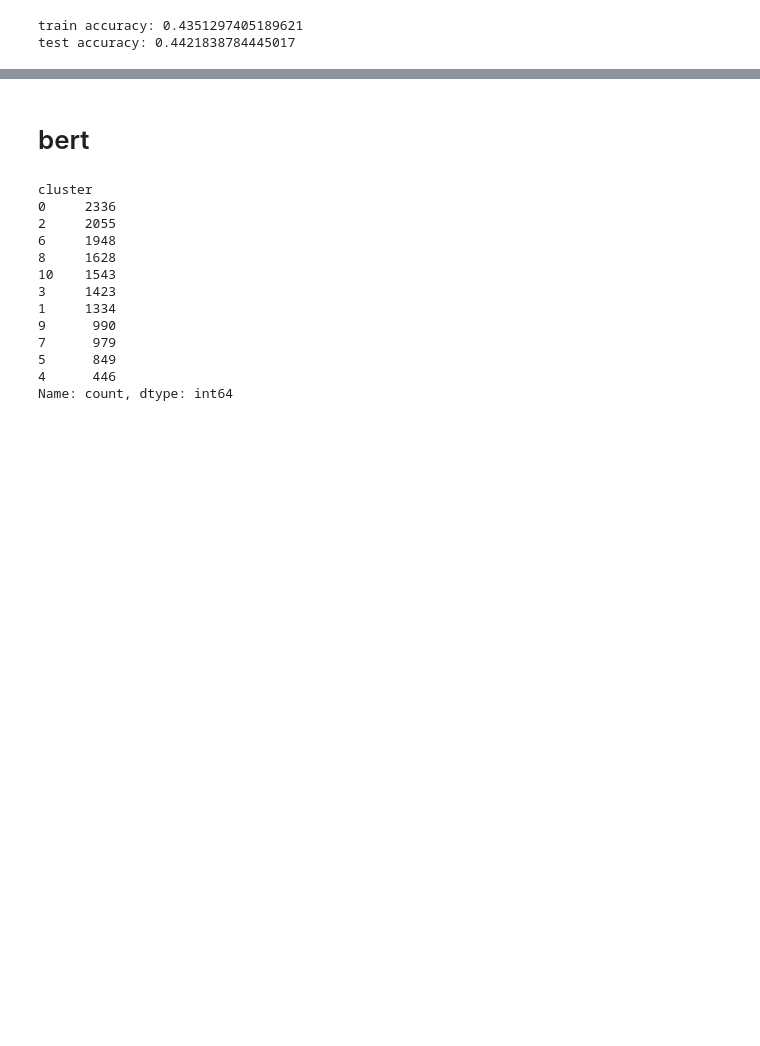
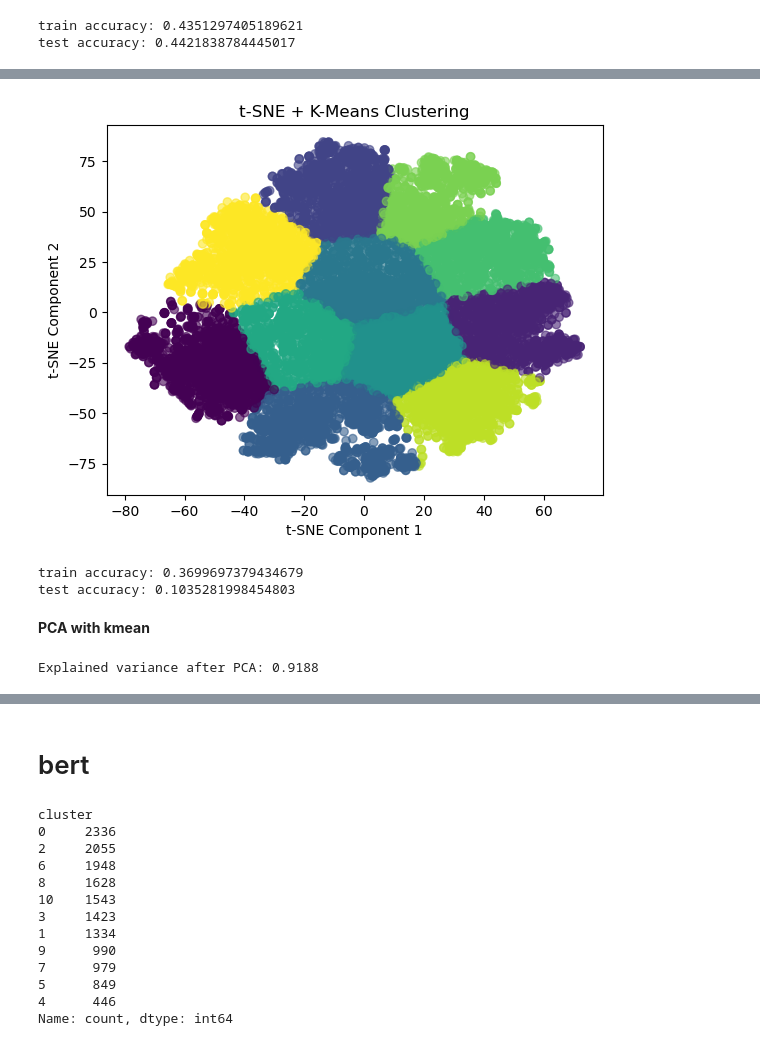
Before and after one commit to YuedanHuo/Capstone_team24, a Jupyter notebook: bert.ipynb, the cells around one changed output, grey strips where cells are left out. Drawn from its saved outputs; the diff is of its cells as text; code cells hidden in the pictures; blank space fills up the shorter version.

```diff
--- a/bert.ipynb
+++ b/bert.ipynb
@@ -154,0 +161,8 @@ test accuracy: 0.4421838784445017
+# %%
+from sklearn.mixture import GaussianMixture
+
+gmm = GaussianMixture(n_components=11, random_state=42)
+df_train_label["sbert_cluster"] = gmm.fit_predict(X_train_sbert)
+
+# Check cluster distribution
+print(df_train_label["sbert_cluster"].value_counts())
@@ -154,0 +227,9 @@ test accuracy: 0.4421838784445017
+# %%
+from sklearn.cluster import AgglomerativeClustering
+
+
+# Run Agglomerative Clustering
+agglo = AgglomerativeClustering(n_clusters=11)
+df_train_label["sbert_cluster"] = agglo.fit_predict(X_train_sbert)
+
+print(df_train_label["sbert_cluster"].value_counts())  # Check cluster distribution
@@ -154,0 +289,16 @@ test accuracy: 0.4421838784445017
+# %%
+from sklearn.cluster import KMeans
+
+num_clusters = 11
+kmeans_tsne = KMeans(n_clusters=num_clusters, random_state=42, n_init=10)
+
+df_train_label["cluster"] = kmeans_tsne.fit_predict(X_sbert_tsne)
+
+# Scatter plot with clusters
+plt.scatter(X_sbert_tsne[:, 0], X_sbert_tsne[:, 1], c=df_train_label["cluster"], cmap="viridis", alpha=0.6)
+plt.xlabel("t-SNE Component 1")
+plt.ylabel("t-SNE Component 2")
+plt.title("t-SNE + K-Means Clustering")
+plt.show()
+# %% [output]
+[figure, added]
@@ -154,0 +310,20 @@ test accuracy: 0.4421838784445017
+# %%
+train_accuracy = np.sum(df_train_label['matched_topic_id'] == df_train_label['topic_id'])/len(df_train_label)
+test_accuracy = np.sum(df_test_label['matched_topic_id'] == df_test_label['topic_id'])/len(df_test_label)
+print('train accuracy:', train_accuracy)
+print('test accuracy:', test_accuracy)
+# %% [output]
+train accuracy: 0.3699697379434679
+test accuracy: 0.1035281998454803
+# %% [markdown]
+**PCA with kmean**
+# %%
+from sklearn.decomposition import PCA
+
+# Reduce SBERT embeddings from 384D to 50D using PCA
+pca = PCA(n_components=100, random_state=42)
+X_sbert_pca = pca.fit_transform(X_train_sbert)
+
+print(f"Explained variance after PCA: {sum(pca.explained_variance_ratio_):.4f}")  # Should be close to 1.0
+# %% [output]
+Explained variance after PCA: 0.9188
```
Also changed, not shown: parts of 20 cells of this notebook.
